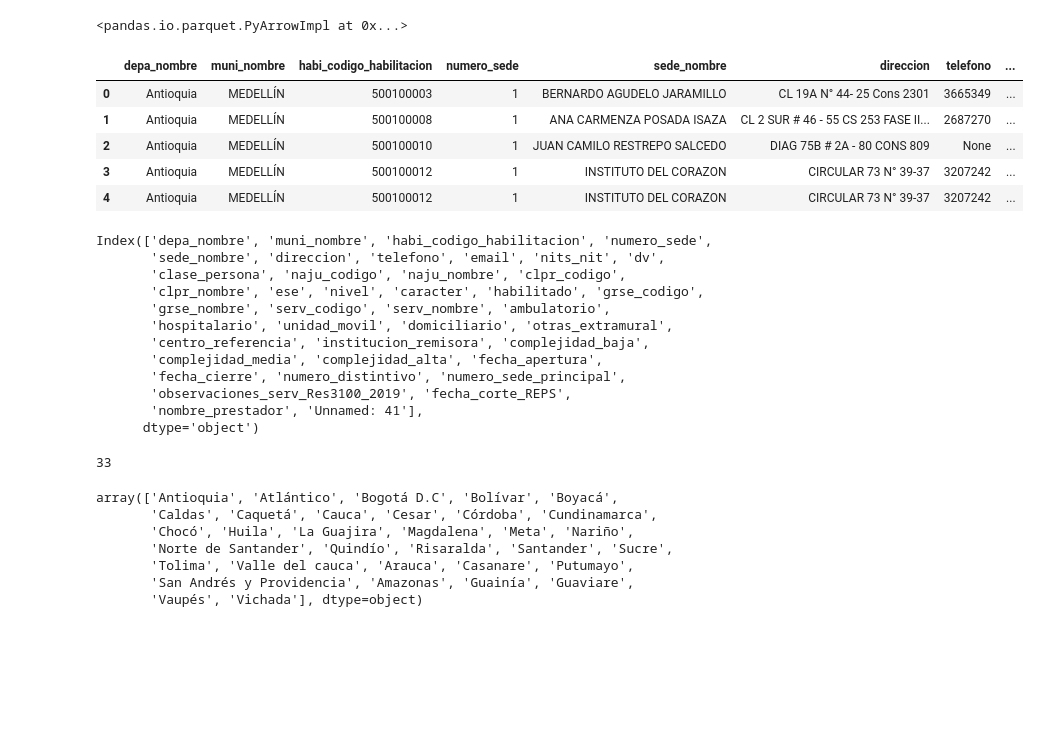
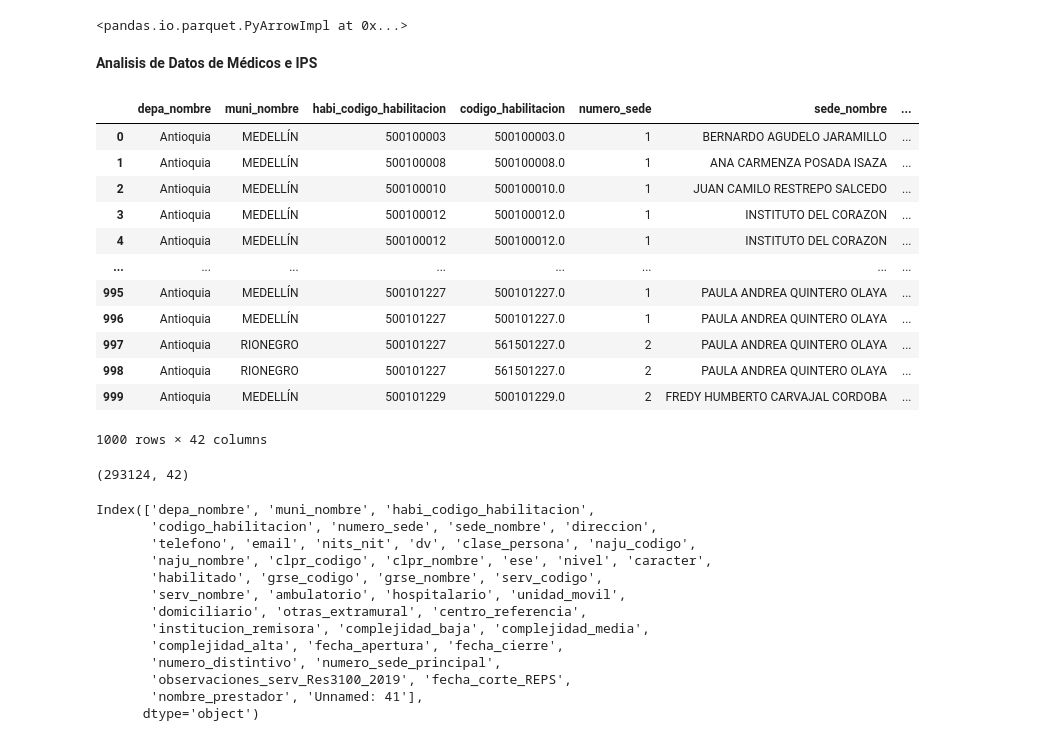
Before and after one commit to Santivg/DS4A-Team14, a Jupyter notebook: notebooks/EDA_medios_ips.ipynb, the cells around one changed output. Cells and saved outputs as stored; diff of their text form; code cells hidden in the pictures; blank space fills up the shorter version.

Commit message:
version 1.0 de EDA de medicos e ips en Colombia

```diff
--- a/notebooks/EDA_medios_ips.ipynb
+++ b/notebooks/EDA_medios_ips.ipynb
@@ -11,38 +21,41 @@ dir_data= '../parquet_datasets'
+# %% [markdown]
+**Analisis de Datos de Médicos e IPS**
 # %%
-medicos_ips=pd.read_parquet(f'{dir_data}/medicos_ips_servicios_corregido.parquet')
+dir_data= '../parquet_datasets'
+medicos_ips=pd.read_parquet(f'{dir_data}/medicos_ips.parquet')
 # %%
-medicos_ips.head()
+medicos_ips.head(1000)
 # %% [output]
-|  | depa_nombre | muni_nombre | habi_codigo_habilitacion | numero_sede | sede_nombre | direccion | telefono | ... |
-| 0 | Antioquia | MEDELLÍN | 500100003 | 1 | BERNARDO AGUDELO JARAMILLO | CL 19A N° 44- 25 Cons 2301 | 3665349 | ... |
-| 1 | Antioquia | MEDELLÍN | 500100008 | 1 | ANA CARMENZA POSADA ISAZA | CL 2 SUR # 46 - 55 CS 253 FASE II... | 2687270 | ... |
-| 2 | Antioquia | MEDELLÍN | 500100010 | 1 | JUAN CAMILO RESTREPO SALCEDO | DIAG 75B # 2A - 80 CONS 809 | None | ... |
-| 3 | Antioquia | MEDELLÍN | 500100012 | 1 | INSTITUTO DEL CORAZON | CIRCULAR 73 N° 39-37 | 3207242 | ... |
-| 4 | Antioquia | MEDELLÍN | 500100012 | 1 | INSTITUTO DEL CORAZON | CIRCULAR 73 N° 39-37 | 3207242 | ... |
+|  | depa_nombre | muni_nombre | habi_codigo_habilitacion | codigo_habilitacion | numero_sede | sede_nombre | ... |
+| 0 | Antioquia | MEDELLÍN | 500100003 | 500100003.0 | 1 | BERNARDO AGUDELO JARAMILLO | ... |
+| 1 | Antioquia | MEDELLÍN | 500100008 | 500100008.0 | 1 | ANA CARMENZA POSADA ISAZA | ... |
+| 2 | Antioquia | MEDELLÍN | 500100010 | 500100010.0 | 1 | JUAN CAMILO RESTREPO SALCEDO | ... |
+| 3 | Antioquia | MEDELLÍN | 500100012 | 500100012.0 | 1 | INSTITUTO DEL CORAZON | ... |
+| 4 | Antioquia | MEDELLÍN | 500100012 | 500100012.0 | 1 | INSTITUTO DEL CORAZON | ... |
+| ... | ... | ... | ... | ... | ... | ... | ... |
+| 995 | Antioquia | MEDELLÍN | 500101227 | 500101227.0 | 1 | PAULA ANDREA QUINTERO OLAYA | ... |
+| 996 | Antioquia | MEDELLÍN | 500101227 | 500101227.0 | 1 | PAULA ANDREA QUINTERO OLAYA | ... |
+| 997 | Antioquia | RIONEGRO | 500101227 | 561501227.0 | 2 | PAULA ANDREA QUINTERO OLAYA | ... |
+| 998 | Antioquia | RIONEGRO | 500101227 | 561501227.0 | 2 | PAULA ANDREA QUINTERO OLAYA | ... |
+| 999 | Antioquia | MEDELLÍN | 500101229 | 500101229.0 | 2 | FREDY HUMBERTO CARVAJAL CORDOBA | ... |
+1000 rows × 42 columns
+# %%
+medicos_ips.shape
+# %% [output]
+(293124, 42)
 # %%
 medicos_ips.columns
 # %% [output]
-Index(['depa_nombre', 'muni_nombre', 'habi_codigo_habilitacion', 'numero_sede',
-       'sede_nombre', 'direccion', 'telefono', 'email', 'nits_nit', 'dv',
-       'clase_persona', 'naju_codigo', 'naju_nombre', 'clpr_codigo',
-       'clpr_nombre', 'ese', 'nivel', 'caracter', 'habilitado', 'grse_codigo',
-       'grse_nombre', 'serv_codigo', 'serv_nombre', 'ambulatorio',
-       'hospitalario', 'unidad_movil', 'domiciliario', 'otras_extramural',
-       'centro_referencia', 'institucion_remisora', 'complejidad_baja',
-       'complejidad_media', 'complejidad_alta', 'fecha_apertura',
-       'fecha_cierre', 'numero_distintivo', 'numero_sede_principal',
+Index(['depa_nombre', 'muni_nombre', 'habi_codigo_habilitacion',
+       'codigo_habilitacion', 'numero_sede', 'sede_nombre', 'direccion',
+       'telefono', 'email', 'nits_nit', 'dv', 'clase_persona', 'naju_codigo',
+       'naju_nombre', 'clpr_codigo', 'clpr_nombre', 'ese', 'nivel', 'caracter',
+       'habilitado', 'grse_codigo', 'grse_nombre', 'serv_codigo',
+       'serv_nombre', 'ambulatorio', 'hospitalario', 'unidad_movil',
+       'domiciliario', 'otras_extramural', 'centro_referencia',
+       'institucion_remisora', 'complejidad_baja', 'complejidad_media',
+       'complejidad_alta', 'fecha_apertura', 'fecha_cierre',
+       'numero_distintivo', 'numero_sede_principal',
        'observaciones_serv_Res3100_2019', 'fecha_corte_REPS',
        'nombre_prestador', 'Unnamed: 41'],
       dtype='object')
-# %%
-print(len(medicos_ips['depa_nombre'].unique()))
-medicos_ips['depa_nombre'].unique()
-# %% [output]
-33
-array(['Antioquia', 'Atlántico', 'Bogotá D.C', 'Bolívar', 'Boyacá',
-       'Caldas', 'Caquetá', 'Cauca', 'Cesar', 'Córdoba', 'Cundinamarca',
-       'Chocó', 'Huila', 'La Guajira', 'Magdalena', 'Meta', 'Nariño',
-       'Norte de Santander', 'Quindío', 'Risaralda', 'Santander', 'Sucre',
-       'Tolima', 'Valle del cauca', 'Arauca', 'Casanare', 'Putumayo',
-       'San Andrés y Providencia', 'Amazonas', 'Guainía', 'Guaviare',
-       'Vaupés', 'Vichada'], dtype=object)
```
Also changed, not shown: parts of 59 cells of this notebook.
